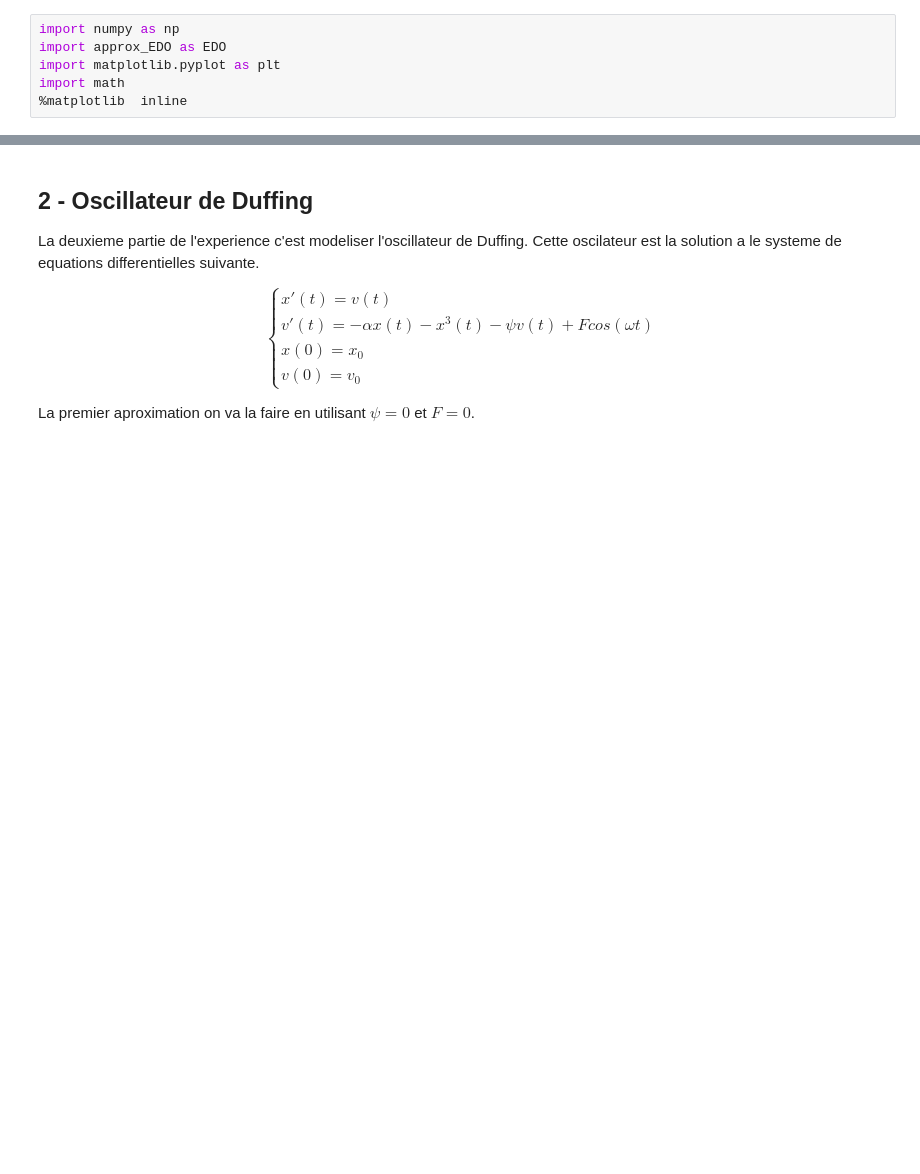
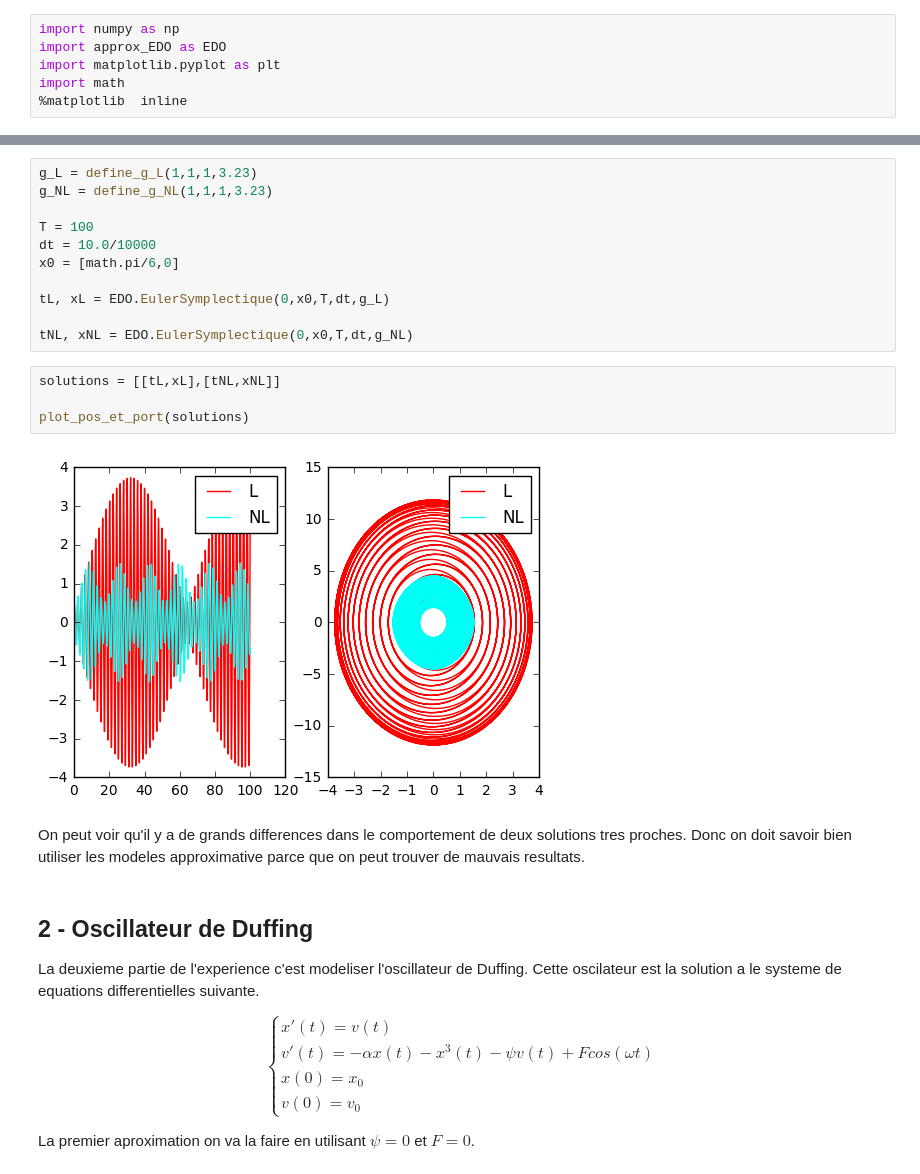
Before and after one commit to DiegoAsterio/equa-diff-3M236, a Jupyter notebook: 3M236_projet.ipynb, the cells around one changed output, grey strips where cells are left out. Cells and saved outputs as stored; diff of their text form; blank space fills up the shorter version.

```diff
--- a/3M236_projet.ipynb
+++ b/3M236_projet.ipynb
@@ -9,3 +141,22 @@ import math
+# %%
+g_L = define_g_L(1,1,1,3.23)
+g_NL = define_g_NL(1,1,1,3.23)
+
+T = 100
+dt = 10.0/10000
+x0 = [math.pi/6,0]
+
+tL, xL = EDO.EulerSymplectique(0,x0,T,dt,g_L)
+
+tNL, xNL = EDO.EulerSymplectique(0,x0,T,dt,g_NL)
+# %%
+solutions = [[tL,xL],[tNL,xNL]]
+
+plot_pos_et_port(solutions)
+# %% [output]
+[figure, added]
+# %% [markdown]
+On peut voir qu'il y a de grands differences dans le comportement de deux solutions tres proches. Donc on doit savoir bien utiliser les modeles approximative parce que on peut trouver de mauvais resultats.
 # %% [markdown]
 ## 2 - Oscillateur de Duffing
 
```
Also changed, not shown: parts of 23 cells of this notebook, 1 other file.
